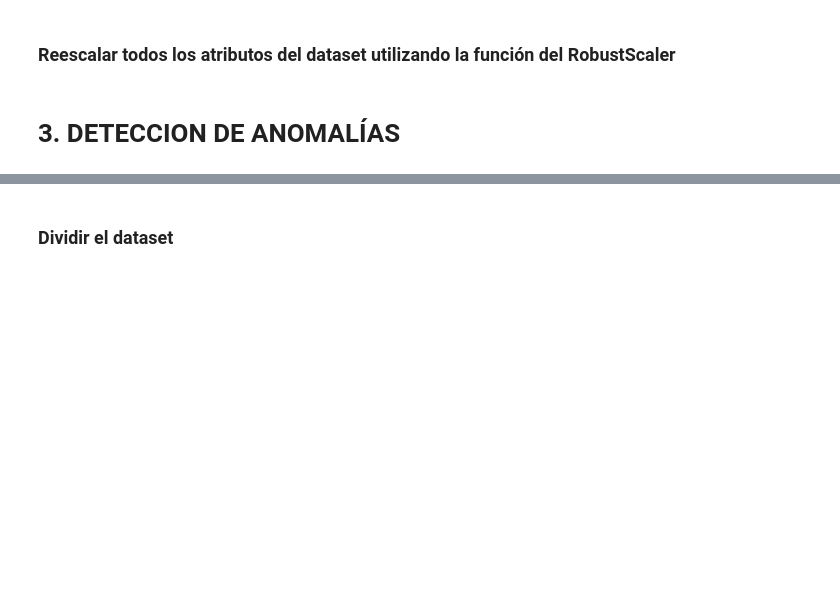
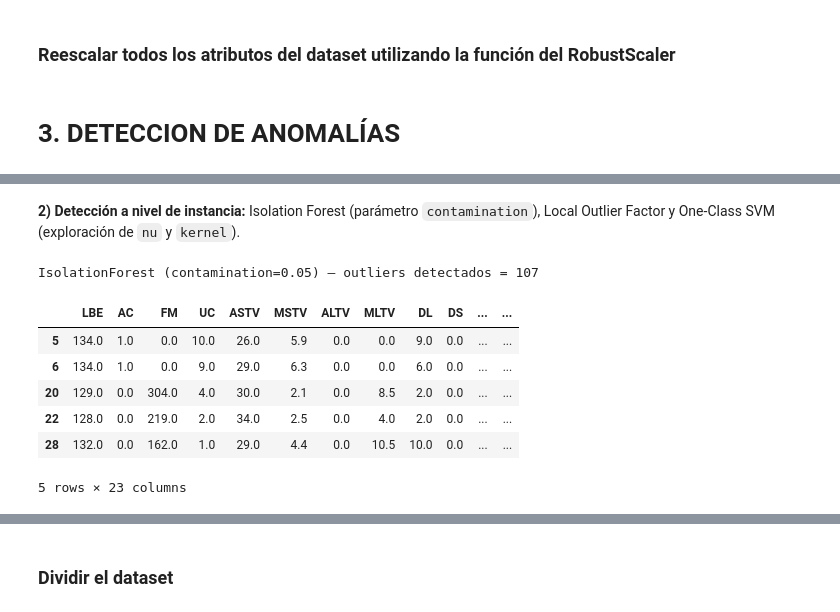
Before and after one commit to omarjmc/maestria, a Jupyter notebook: aprendizaje/grupal/AA_ACT_2_MONTEMAYOR_SEGOVIA.ipynb, the cells around one changed output, grey strips where cells are left out. Drawn from its saved outputs; the diff is of its cells as text; code cells hidden in the pictures; blank space fills up the shorter version.

Commit message:
agregando puntos faltantes en ejercicio grupal de deteccion de anomalias

```diff
--- a/aprendizaje/grupal/AA_ACT_2_MONTEMAYOR_SEGOVIA.ipynb
+++ b/aprendizaje/grupal/AA_ACT_2_MONTEMAYOR_SEGOVIA.ipynb
@@ -1132,8 +1130,0 @@ Si hay categóricas: pd.get_dummies(df, drop_first=True) o aplicar encoders seg
-# %%
-# Copia de trabajo
-df = df_NSP.copy()
-
-X = df.select_dtypes(include=[np.number]).copy()   # usa solo numéricas por simplicidad
-X = X.fillna(X.median())                            # imputación simple
-scaler = StandardScaler()
-X_scaled = pd.DataFrame(scaler.fit_transform(X), columns=X.columns)
@@ -1209,0 +1248,16 @@ df_anomalia = df_NSP.copy()
+# %%
+# Detección por Desviación Estándar (mean ± 3*std)
+numeric_cols = df_anomalia.select_dtypes(include=[np.number]).columns.tolist()
+std_outliers = {}
+for col in numeric_cols:
+    mean = df_anomalia[col].mean()
+    std = df_anomalia[col].std()
+    if pd.isna(std) or std == 0:
+        std_outliers[col] = 0
+        continue
+    mask = (df_anomalia[col] < (mean - 3*std)) | (df_anomalia[col] > (mean + 3*std))
+    std_outliers[col] = int(mask.sum())
+
+std_outliers_s = pd.Series(std_outliers).sort_values(ascending=False)
+print('Desviación estándar (n outliers por atributo):')
+display(std_outliers_s.head())
@@ -1209,0 +1272,31 @@ df_anomalia = df_NSP.copy()
+# %% [markdown]
+**2) Detección a nivel de instancia:** Isolation Forest (parámetro `contamination`), Local Outlier Factor y One-Class SVM (exploración de `nu` y `kernel`).
+# %%
+# Isolation Forest — uso del parámetro `contamination`
+from sklearn.ensemble import IsolationForest
+
+# Asegurar X_scaled
+if 'X_scaled' not in globals():
+    numeric_cols = df_anomalia.select_dtypes(include=[np.number]).columns.tolist()
+    X = df_anomalia[numeric_cols].fillna(0).values
+    scaler = RobustScaler()
+    X_scaled = scaler.fit_transform(X)
+
+contamination = 0.05  # Ajustable por el usuario
+iso = IsolationForest(n_estimators=200, contamination=contamination, random_state=42)
+iso_preds = iso.fit_predict(X_scaled)  # -1 = outlier
+
+df_anomalia['iso_outlier'] = iso_preds == -1
+print(f'IsolationForest (contamination={contamination}) — outliers detectados =', df_anomalia['iso_outlier'].sum())
+
+# Mostrar algunas instancias etiquetadas como outliers por IsolationForest
+display(df_anomalia[df_anomalia['iso_outlier']].head())
+# %% [output]
+IsolationForest (contamination=0.05) — outliers detectados = 107
+|  | LBE | AC | FM | UC | ASTV | MSTV | ALTV | MLTV | DL | DS | ... | ... |
+| 5 | 134.0 | 1.0 | 0.0 | 10.0 | 26.0 | 5.9 | 0.0 | 0.0 | 9.0 | 0.0 | ... | ... |
+| 6 | 134.0 | 1.0 | 0.0 | 9.0 | 29.0 | 6.3 | 0.0 | 0.0 | 6.0 | 0.0 | ... | ... |
+| 20 | 129.0 | 0.0 | 304.0 | 4.0 | 30.0 | 2.1 | 0.0 | 8.5 | 2.0 | 0.0 | ... | ... |
+| 22 | 128.0 | 0.0 | 219.0 | 2.0 | 34.0 | 2.5 | 0.0 | 4.0 | 2.0 | 0.0 | ... | ... |
+| 28 | 132.0 | 0.0 | 162.0 | 1.0 | 29.0 | 4.4 | 0.0 | 10.5 | 10.0 | 0.0 | ... | ... |
+5 rows × 23 columns
```
Also changed, not shown: parts of 33 cells of this notebook, 2 other files.
